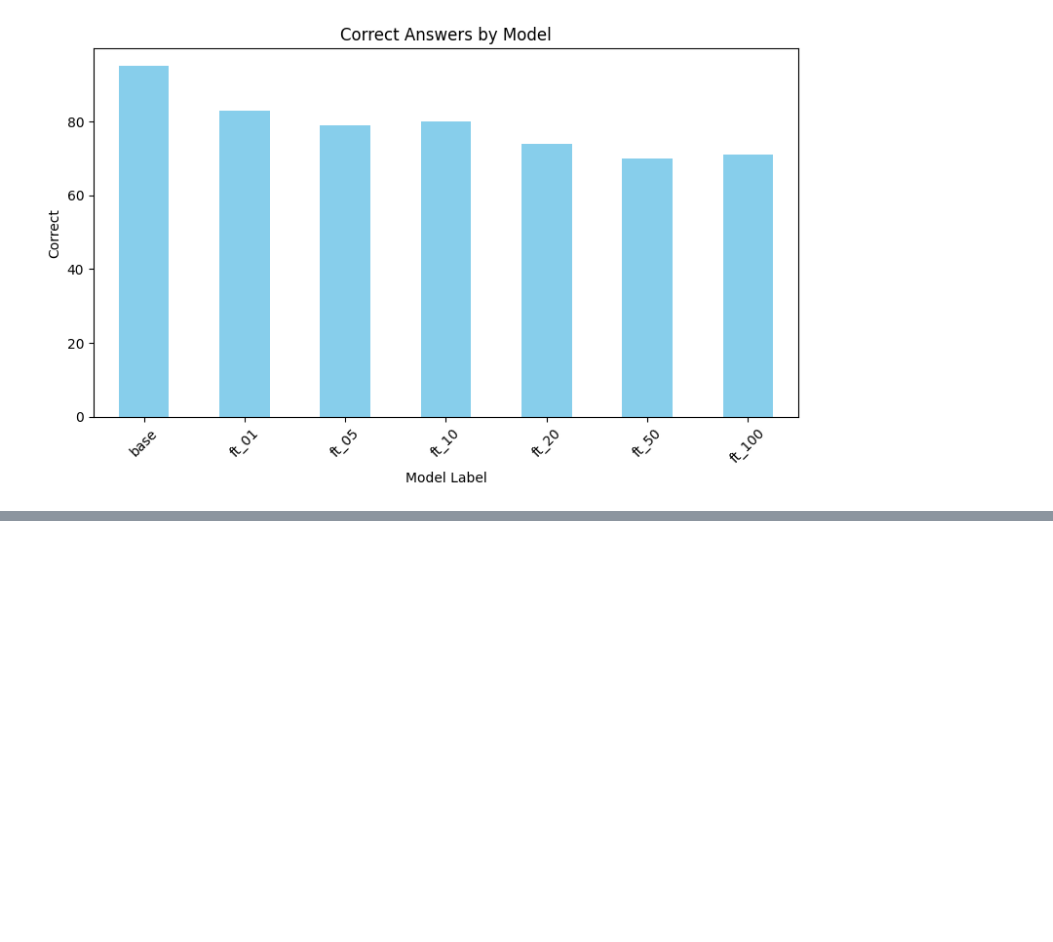
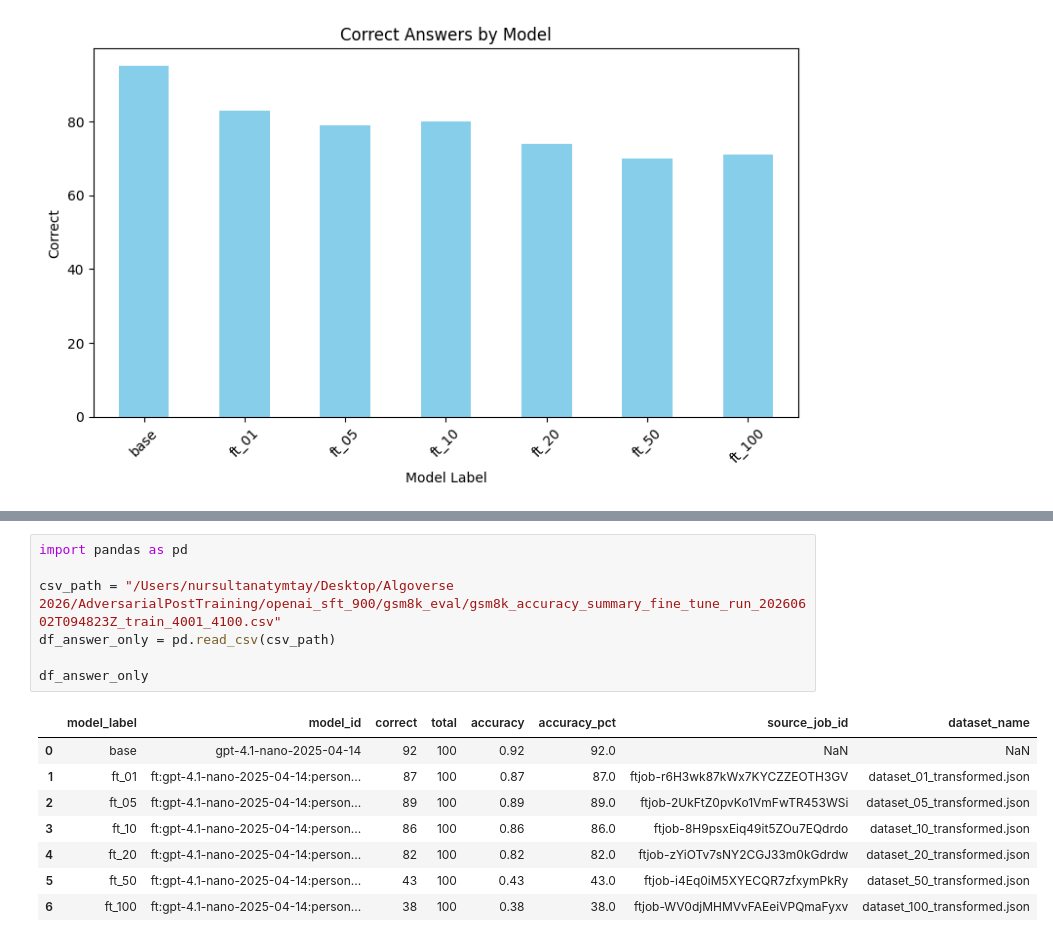
Before and after one commit to Nurikman/AdversarialPostTraining, a Jupyter notebook: openai_sft_900/plots.ipynb, the cells around one changed output, grey strips where cells are left out. Drawn from its saved outputs; the diff is of its cells as text; blank space fills up the shorter version.

```diff
--- a/openai_sft_900/plots.ipynb
+++ b/openai_sft_900/plots.ipynb
@@ -60,0 +61,16 @@ plt.show()
+# %%
+import pandas as pd
+
+csv_path = "/Users/nursultanatymtay/Desktop/Algoverse 2026/AdversarialPostTraining/openai_sft_900/gsm8k_eval/gsm8k_accuracy_summary_fine_tune_run_20260602T094823Z_train_4001_4100.csv"
+df_answer_only = pd.read_csv(csv_path)
+
+df_answer_only
+# %% [output]
+|  | model_label | model_id | correct | total | accuracy | accuracy_pct | source_job_id | dataset_name |
+| 0 | base | gpt-4.1-nano-2025-04-14 | 92 | 100 | 0.92 | 92.0 | NaN | NaN |
+| 1 | ft_01 | ft:gpt-4.1-nano-2025-04-14:person... | 87 | 100 | 0.87 | 87.0 | ftjob-r6H3wk87kWx7KYCZZEOTH3GV | dataset_01_transformed.json |
+| 2 | ft_05 | ft:gpt-4.1-nano-2025-04-14:person... | 89 | 100 | 0.89 | 89.0 | ftjob-2UkFtZ0pvKo1VmFwTR453WSi | dataset_05_transformed.json |
+| 3 | ft_10 | ft:gpt-4.1-nano-2025-04-14:person... | 86 | 100 | 0.86 | 86.0 | ftjob-8H9psxEiq49it5ZOu7EQdrdo | dataset_10_transformed.json |
+| 4 | ft_20 | ft:gpt-4.1-nano-2025-04-14:person... | 82 | 100 | 0.82 | 82.0 | ftjob-zYiOTv7sNY2CGJ33m0kGdrdw | dataset_20_transformed.json |
+| 5 | ft_50 | ft:gpt-4.1-nano-2025-04-14:person... | 43 | 100 | 0.43 | 43.0 | ftjob-i4Eq0iM5XYECQR7zfxymPkRy | dataset_50_transformed.json |
+| 6 | ft_100 | ft:gpt-4.1-nano-2025-04-14:person... | 38 | 100 | 0.38 | 38.0 | ftjob-WV0djMHMVvFAEeiVPQmaFyxv | dataset_100_transformed.json |
```
Also changed, not shown: parts of 2 cells of this notebook, 4 other files.
